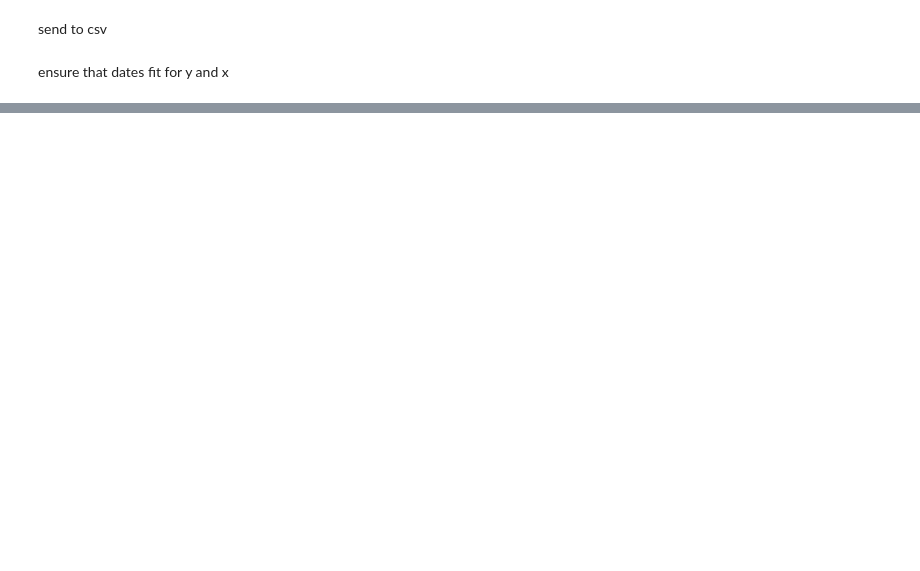
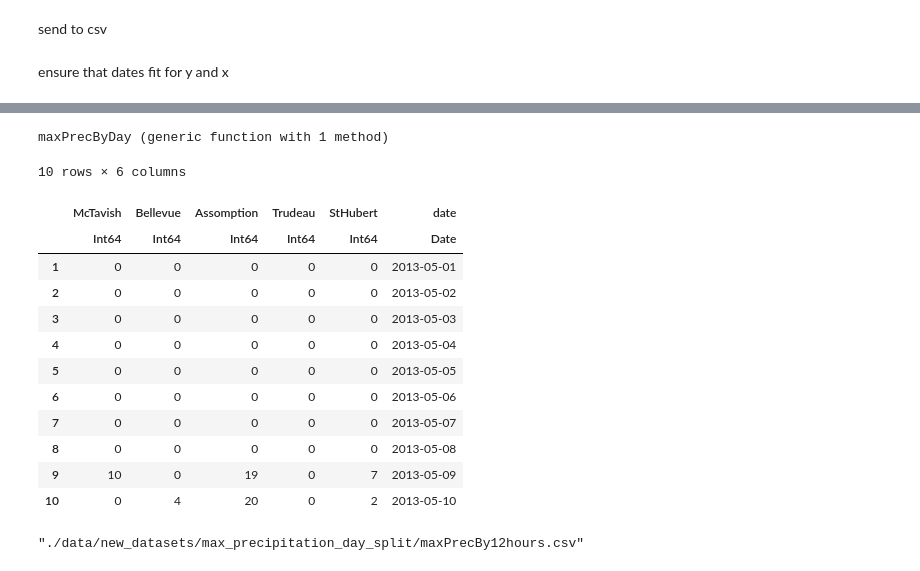
Before and after one commit to SamuelA-L/Prob-et-Stats-IA, a Jupyter notebook: DataSets.ipynb, the cells around one changed output, grey strips where cells are left out. Drawn from its saved outputs; the diff is of its cells as text; code cells hidden in the pictures; blank space fills up the shorter version.

```diff
--- a/DataSets.ipynb
+++ b/DataSets.ipynb
@@ -276,0 +464,4 @@ CSV.write("./data/new_datasets/surverse_list.csv", surverse_df)
+# %%
+filledPrec  = CSV.read("data/new_datasets/precipitation_filed_mean_per_hour.csv", missingstring="-99999")
+
+first(filledPrec,5)
@@ -276,0 +539,50 @@ CSV.write("./data/new_datasets/surverse_list.csv", surverse_df)
+# %%
+function maxPrecByDay(Prec)
+    n = size(Prec,1)
+    newDf = DataFrame(McTavish = Int64[], Bellevue = Int64[], Assomption = Int64[], Trudeau  = Int64[],
+                        StHubert = Int64[], date = Date[])
+
+    for day in groupby(Prec, :date)
+        mcTavish = maximum(day[:,:McTavish])
+        Assomption = maximum(day[:,:Assomption])
+        Bellevue = maximum(day[:,:Bellevue])
+        Trudeau = maximum(day[:,:Trudeau])
+        StHubert = maximum(day[:,:StHubert])
+        date = day[1,:date]
+        push!(newDf,[mcTavish,Bellevue,Assomption,Trudeau,StHubert,date])
+    end
+    return newDf
+end
+# %% [output]
+maxPrecByDay (generic function with 1 method)
+# %%
+maxSum2hours = maxPrecByDay(hourSplit2)
+maxSum3hours = maxPrecByDay(hourSplit3)
+maxSum4hours = maxPrecByDay(hourSplit4)
+maxSum6hours = maxPrecByDay(hourSplit6)
+maxSum8hours = maxPrecByDay(hourSplit8)
+maxSum12hours = maxPrecByDay(hourSplit12)
+first(max12hours,10)
+# %% [output]
+10 rows × 6 columns
+|  | McTavish | Bellevue | Assomption | Trudeau | StHubert | date |
+|  | Int64 | Int64 | Int64 | Int64 | Int64 | Date |
+| 1 | 0 | 0 | 0 | 0 | 0 | 2013-05-01 |
+| 2 | 0 | 0 | 0 | 0 | 0 | 2013-05-02 |
+| 3 | 0 | 0 | 0 | 0 | 0 | 2013-05-03 |
+| 4 | 0 | 0 | 0 | 0 | 0 | 2013-05-04 |
+| 5 | 0 | 0 | 0 | 0 | 0 | 2013-05-05 |
+| 6 | 0 | 0 | 0 | 0 | 0 | 2013-05-06 |
+| 7 | 0 | 0 | 0 | 0 | 0 | 2013-05-07 |
+| 8 | 0 | 0 | 0 | 0 | 0 | 2013-05-08 |
+| 9 | 10 | 0 | 19 | 0 | 7 | 2013-05-09 |
+| 10 | 0 | 4 | 20 | 0 | 2 | 2013-05-10 |
+# %%
+CSV.write("./data/new_datasets/max_precipitation_day_split/maxPrecBy2hours.csv",maxSum2hours)
+CSV.write("./data/new_datasets/max_precipitation_day_split/maxPrecBy3hours.csv",maxSum3hours)
+CSV.write("./data/new_datasets/max_precipitation_day_split/maxPrecBy4hours.csv",maxSum4hours)
+CSV.write("./data/new_datasets/max_precipitation_day_split/maxPrecBy6hours.csv",maxSum6hours)
+CSV.write("./data/new_datasets/max_precipitation_day_split/maxPrecBy8hours.csv",maxSum8hours)
+CSV.write("./data/new_datasets/max_precipitation_day_split/maxPrecBy12hours.csv",maxSum12hours)
+# %% [output]
+"./data/new_datasets/max_precipitation_day_split/maxPrecBy12hours.csv"
```
Also changed, not shown: parts of 23 cells of this notebook, 9 other files.
